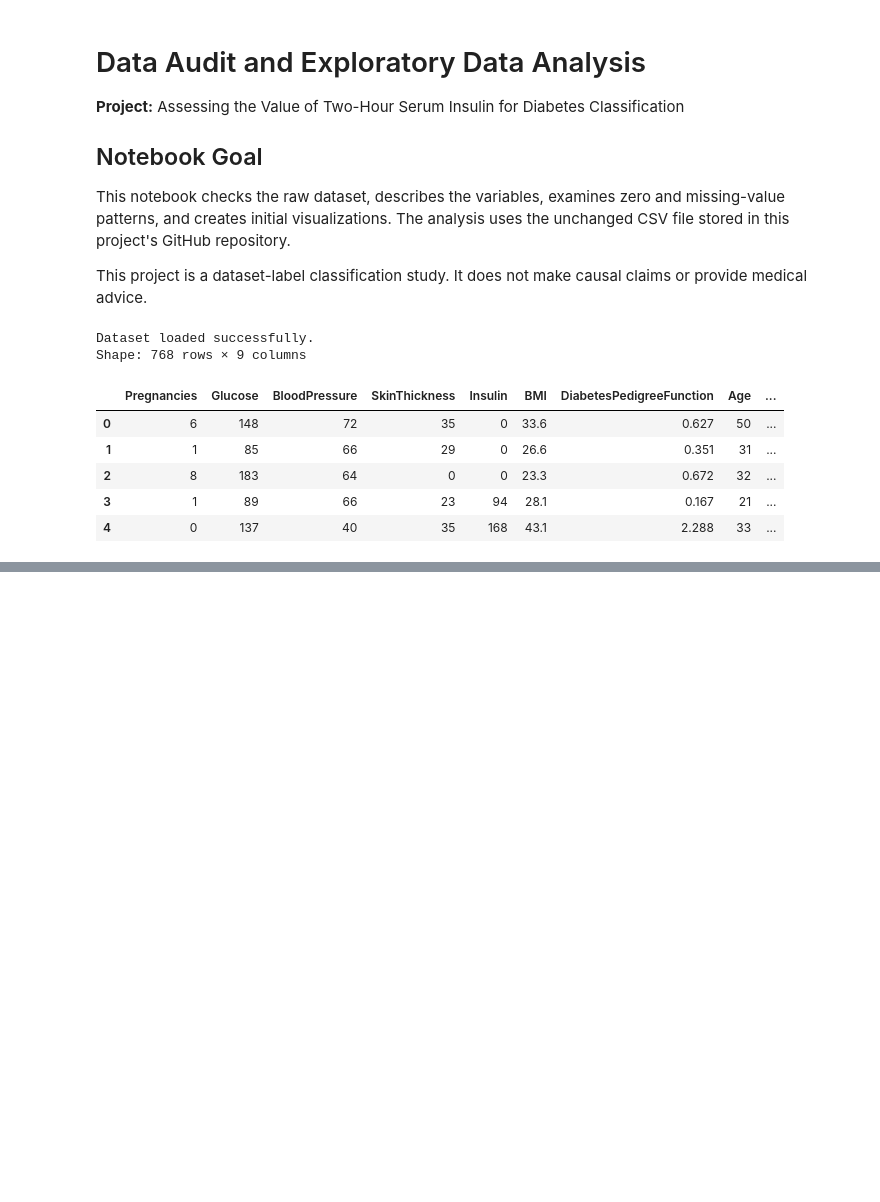
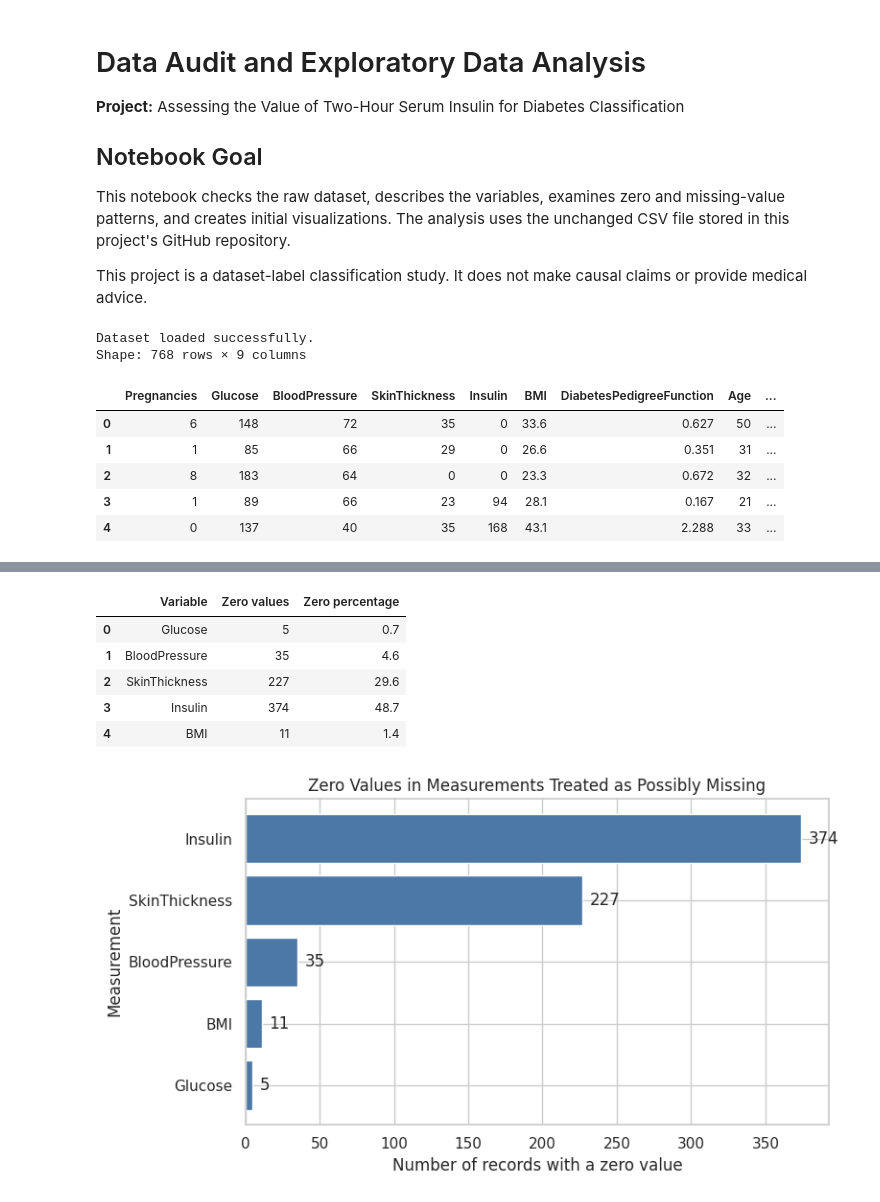
Before and after one commit to rodrigoviannasn/mat422-insulin-diabetes-project, a Jupyter notebook: notebooks/01_data_audit_eda.ipynb, the cells around one changed output, grey strips where cells are left out. Saved outputs shown, nothing was run; the diff lists cells and outputs as text; code cells hidden in the pictures; blank space fills up the shorter version.

Commit message:
Add data quality audit

```diff
--- a/notebooks/01_data_audit_eda.ipynb
+++ b/notebooks/01_data_audit_eda.ipynb
@@ -61,0 +111,66 @@ Shape: 768 rows × 9 columns
+# %%
+# Summarize and visualize zero values in measurements where zero may be unrealistic.
+
+possible_missing_zero_columns = [
+    "Glucose",
+    "BloodPressure",
+    "SkinThickness",
+    "Insulin",
+    "BMI",
+]
+
+zero_value_summary = pd.DataFrame({
+    "Variable": possible_missing_zero_columns,
+    "Zero values": [
+        int((df[column] == 0).sum())
+        for column in possible_missing_zero_columns
+    ],
+})
+
+zero_value_summary["Zero percentage"] = (
+    zero_value_summary["Zero values"] / len(df) * 100
+).round(1)
+
+display(zero_value_summary)
+
+zero_value_summary.to_csv(
+    TABLES_DIR / "possible_missing_zero_summary.csv",
+    index=False,
+)
+
+plot_data = zero_value_summary.sort_values("Zero values")
+
+fig, ax = plt.subplots(figsize=(8, 4.5))
+bars = ax.barh(
+    plot_data["Variable"],
+    plot_data["Zero values"],
+    color="#4C78A8",
+)
+
+ax.set_title("Zero Values in Measurements Treated as Possibly Missing")
+ax.set_xlabel("Number of records with a zero value")
+ax.set_ylabel("Measurement")
+
+for bar, count in zip(bars, plot_data["Zero values"]):
+    ax.text(
+        bar.get_width() + 5,
+        bar.get_y() + bar.get_height() / 2,
+        str(count),
+        va="center",
+    )
+
+plt.tight_layout()
+fig.savefig(
+    FIGURES_DIR / "zero_value_counts.png",
+    dpi=300,
+    bbox_inches="tight",
+)
+plt.show()
+# %% [output]
+|  | Variable | Zero values | Zero percentage |
+| 0 | Glucose | 5 | 0.7 |
+| 1 | BloodPressure | 35 | 4.6 |
+| 2 | SkinThickness | 227 | 29.6 |
+| 3 | Insulin | 374 | 48.7 |
+| 4 | BMI | 11 | 1.4 |
+[figure, added]
```
Also changed, not shown: parts of 3 cells of this notebook.
